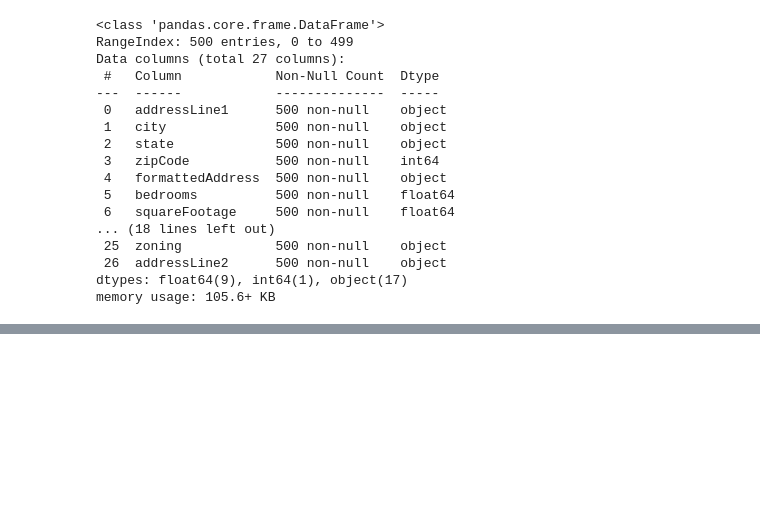
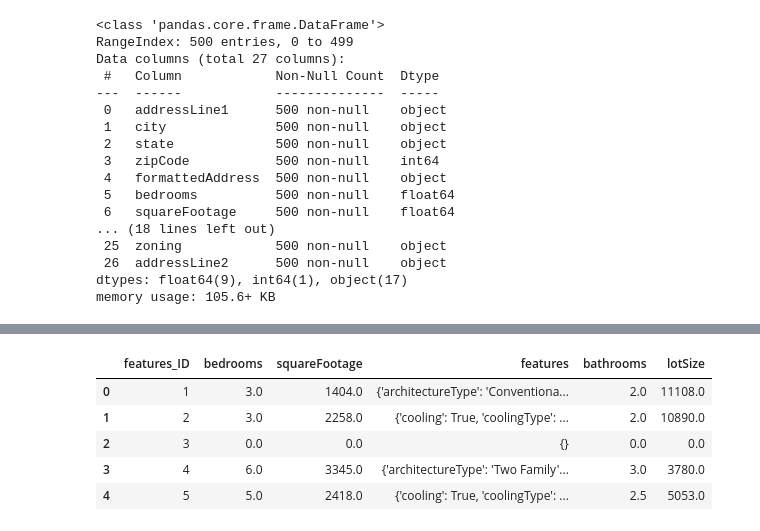
Before and after one commit to Ehi001/Zuma-Realtors-Project, a Jupyter notebook: etl_solution.ipynb, the cells around one changed output, grey strips where cells are left out. Cells and saved outputs as stored; diff of their text form; code cells hidden in the pictures; blank space fills up the shorter version.

```diff
--- a/etl_solution.ipynb
+++ b/etl_solution.ipynb
@@ -120,0 +175,15 @@ memory usage: 105.6+ KB
+# %%
+# MODELLING THE freatures_dim table
+
+features_dim = real_estate_df[['bedrooms', 'squareFootage', 'features', 'bathrooms', 'lotSize']].copy().drop_duplicates().reset_index(drop = True)
+features_dim['features_ID'] = range(1, len(features_dim) + 1)
+features_dim = features_dim[['features_ID', 'bedrooms', 'squareFootage', 'features', 'bathrooms', 'lotSize']].reset_index(drop = True)
+
+features_dim.head()
+# %% [output]
+|  | features_ID | bedrooms | squareFootage | features | bathrooms | lotSize |
+| 0 | 1 | 3.0 | 1404.0 | {'architectureType': 'Conventiona... | 2.0 | 11108.0 |
+| 1 | 2 | 3.0 | 2258.0 | {'cooling': True, 'coolingType': ... | 2.0 | 10890.0 |
+| 2 | 3 | 0.0 | 0.0 | {} | 0.0 | 0.0 |
+| 3 | 4 | 6.0 | 3345.0 | {'architectureType': 'Two Family'... | 3.0 | 3780.0 |
+| 4 | 5 | 5.0 | 2418.0 | {'cooling': True, 'coolingType': ... | 2.5 | 5053.0 |
```
Also changed, not shown: parts of 12 cells of this notebook.
